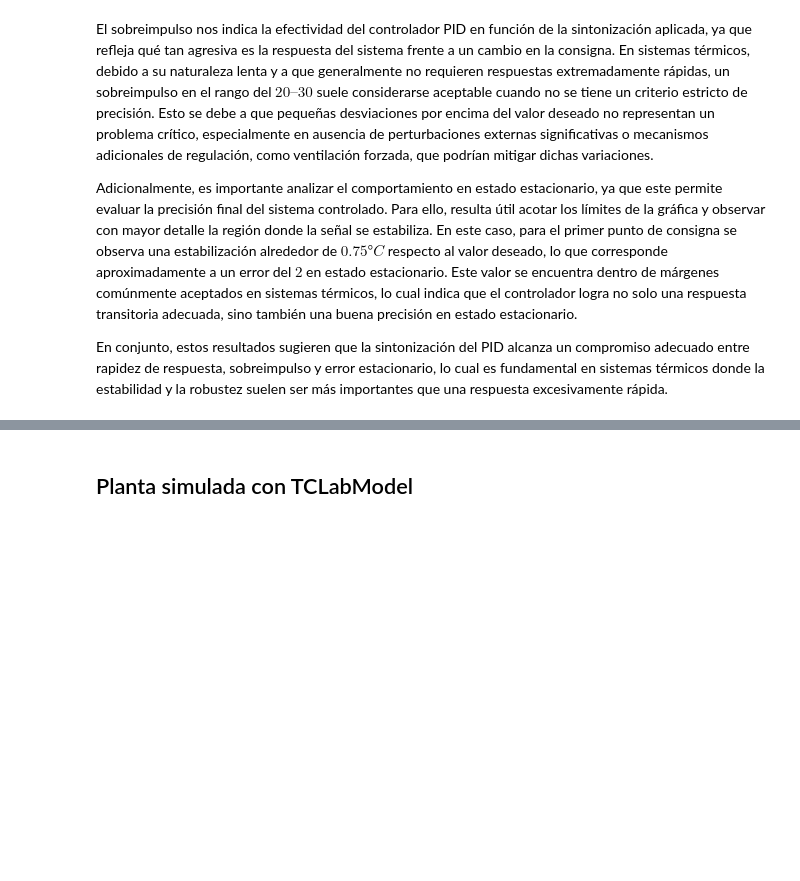
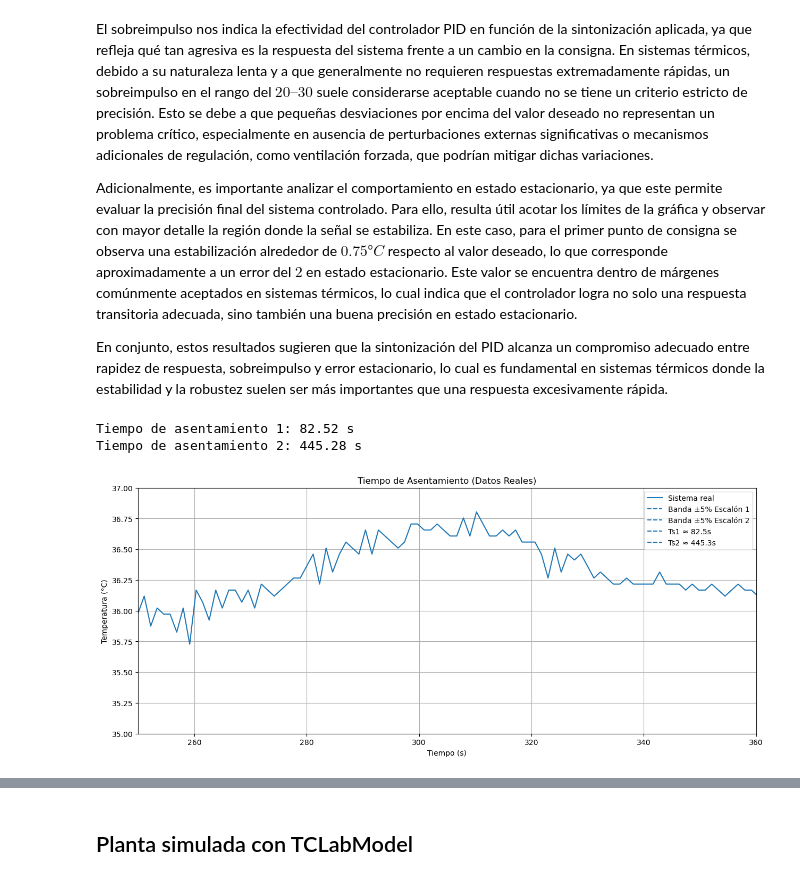
Before and after one commit to navalgoose4/SCL-2026I, a Jupyter notebook: LAB_4/lab_4.ipynb, the cells around one changed output, grey strips where cells are left out. Cells and saved outputs as stored; diff of their text form; code cells hidden in the pictures; blank space fills up the shorter version.

Commit message:
Tiempo asentamiento y más comms

```diff
--- a/LAB_4/lab_4.ipynb
+++ b/LAB_4/lab_4.ipynb
@@ -323,3 +323,78 @@ El sobreimpulso nos indica la efectividad del controlador PID en función de la
 Adicionalmente, es importante analizar el comportamiento en estado estacionario, ya que este permite evaluar la precisión final del sistema controlado. Para ello, resulta útil acotar los límites de la gráfica y observar con mayor detalle la región donde la señal se estabiliza. En este caso, para el primer punto de consigna se observa una estabilización alrededor de $0.75 °C$ respecto al valor deseado, lo que corresponde aproximadamente a un error del $2%$ en estado estacionario. Este valor se encuentra dentro de márgenes comúnmente aceptados en sistemas térmicos, lo cual indica que el controlador logra no solo una respuesta transitoria adecuada, sino también una buena precisión en estado estacionario.
 
 En conjunto, estos resultados sugieren que la sintonización del PID alcanza un compromiso adecuado entre rapidez de respuesta, sobreimpulso y error estacionario, lo cual es fundamental en sistemas térmicos donde la estabilidad y la robustez suelen ser más importantes que una respuesta excesivamente rápida.
+# %%
+# ====== DATOS ======
+t = np.array(time)
+y = np.array(temperature)
+
+# ====== PRIMER ESCALÓN (0–350 s) ======
+mask1 = t <= 350
+t1 = t[mask1]
+y1 = y[mask1]
+
+yfinal1 = np.mean(y1[-50:])
+tol1 = 0.05 * yfinal1
+within1 = np.abs(y1 - yfinal1) <= tol1
+
+ts1 = None
+window = 20
+
+for i in range(len(y1) - window):
+    if all(within1[i:i+window]):
+        ts1 = t1[i]
+        break
+
+
+# ====== SEGUNDO ESCALÓN (350 en adelante) ======
+mask2 = t >= 350
+t2 = t[mask2]
+y2 = y[mask2]
+
+yfinal2 = np.mean(y2[-50:])
+tol2 = 0.05 * yfinal2
+within2 = np.abs(y2 - yfinal2) <= tol2
+
+ts2 = None
+
+for i in range(len(y2) - window):
+    if all(within2[i:i+window]):
+        ts2 = t2[i]
+        break
+
+
+# ====== RESULTADOS ======
+print(f"Tiempo de asentamiento 1: {ts1:.2f} s")
+print(f"Tiempo de asentamiento 2: {ts2:.2f} s")
+
+
+# ====== GRÁFICA ======
+plt.figure(figsize=(15,6))
+
+plt.plot(t, y, label='Sistema real')
+
+# Bandas primer escalón
+plt.axhline(yfinal1 + tol1, linestyle='--', label='Banda ±5% Escalón 1')
+plt.axhline(yfinal1 - tol1, linestyle='--')
+
+# Bandas segundo escalón
+plt.axhline(yfinal2 + tol2, linestyle='--', label='Banda ±5% Escalón 2')
+plt.axhline(yfinal2 - tol2, linestyle='--')
+
+# Líneas de asentamiento
+plt.axvline(ts1, linestyle='--', label=f'Ts1 ≈ {ts1:.1f}s')
+plt.axvline(ts2, linestyle='--', label=f'Ts2 ≈ {ts2:.1f}s')
+
+plt.title('Tiempo de Asentamiento (Datos Reales)')
+plt.xlabel('Tiempo (s)')
+plt.xlim(250,360)
+plt.ylim(35,37)
+plt.ylabel('Temperatura (°C)')
+plt.legend()
+plt.grid()
+
+plt.show()
+# %% [output]
+Tiempo de asentamiento 1: 82.52 s
+Tiempo de asentamiento 2: 445.28 s
+[figure, added]
```
Also changed, not shown: parts of 15 cells of this notebook.
